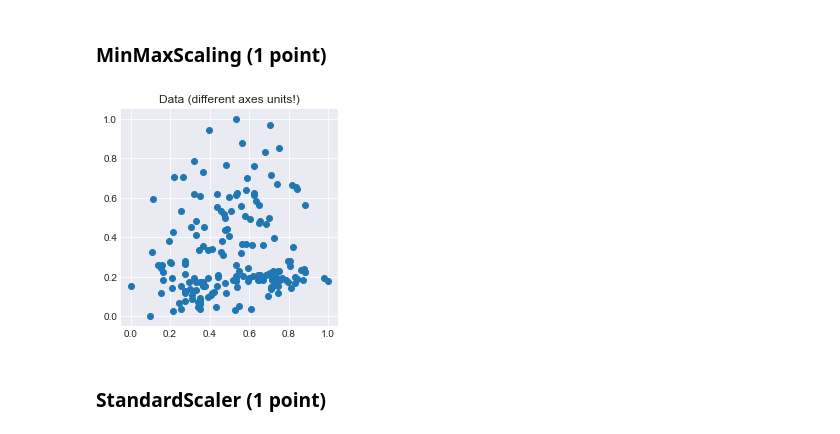
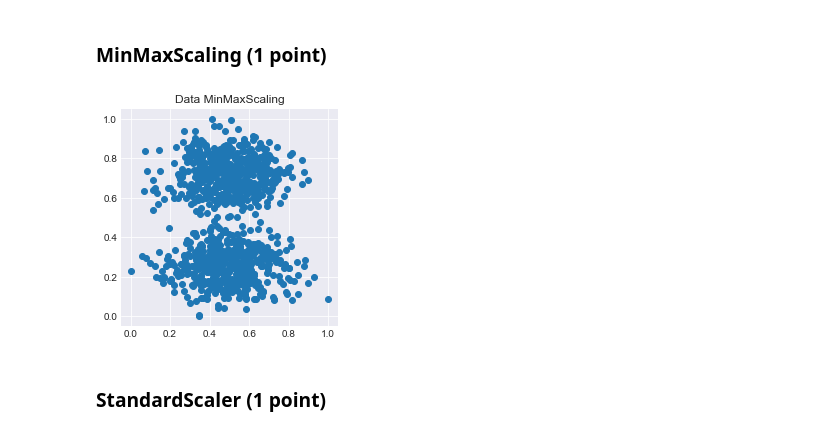
Before and after one commit to shax88by/ML, a Jupyter notebook: 4_task.ipynb, the cells around one changed output. Drawn from its saved outputs; the diff is of its cells as text; code cells hidden in the pictures.

```diff
--- a/4_task.ipynb
+++ b/4_task.ipynb
@@ -511,13 +526,14 @@ This picture is clearly less interpretable, but much closer to "how distance-bas
 Perform `StandardScaling` and `MinMaxScaling` of original data; visualize results for each case (**use `plot_scatter` with `auto_scaled=False`**):
 # %% [markdown]
 ### MinMaxScaling (1 point)
-# %%
-## your code
-scaler = MinMaxScaler()
-wine_data_scaler_0 = scaler.fit_transform(wine_data)
-wine_data_scaler_1 = scaler.fit_transform(wine_data)
-plot_scatter(wine_data_scaler_0[:, 0], wine_data_scaler_1[:, 1], auto_scaled=False, title='Data (different axes units!)')
-# %% [output]
-[figure, removed]
+# %%
+## your code
+feature_0 = np.random.randn(1000) * 10
+feature_1 = np.concatenate([np.random.randn(500), np.random.randn(500) + 5])
+data = np.column_stack([feature_0, feature_1])
+data = MinMaxScaler().fit_transform(data)
+plot_scatter(data[:, 0], data[:, 1], auto_scaled=False, title='Data MinMaxScaling')
+# %% [output]
+[figure, added]
 # %% [markdown]
 ### StandardScaler (1 point)
```
Also changed, not shown: parts of 16 cells of this notebook.
